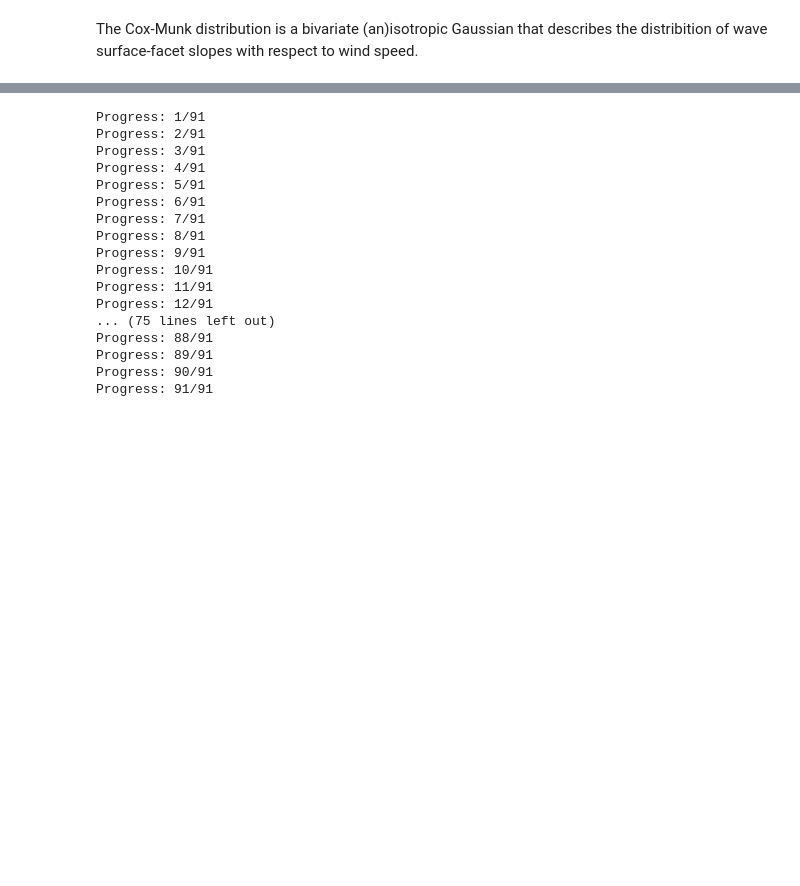
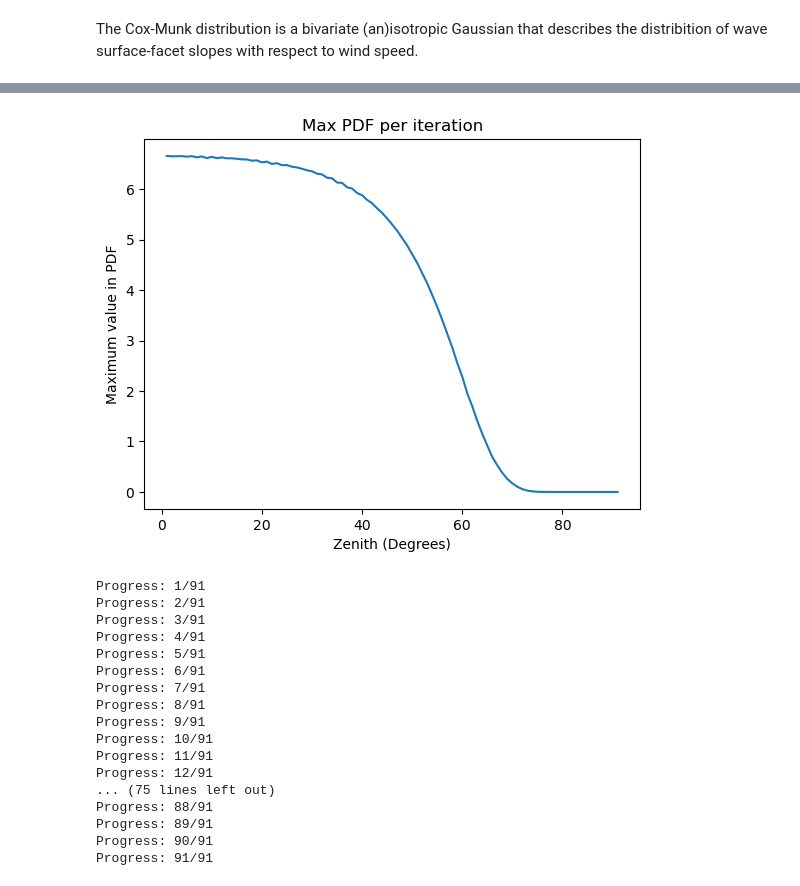
Before and after one commit to PolyRocketMatt/eradiate, a Jupyter notebook: notebooks/cox_munk.ipynb, the cells around one changed output, grey strips where cells are left out. Cells and saved outputs as stored; diff of their text form; code cells hidden in the pictures; blank space fills up the shorter version.

```diff
--- a/notebooks/cox_munk.ipynb
+++ b/notebooks/cox_munk.ipynb
@@ -122,3 +139,12 @@ Max prob: 6.662446520240067
+# %%
+# Visualize the pdf max probability per iteration in plots
+plt.plot(iterations, [max_prob_per_iteration[zenith_v] for zenith_v in zenith_vs])
+plt.title("Max PDF per iteration")
+plt.xlabel('Zenith (Degrees)')
+plt.ylabel('Maximum value in PDF')
+plt.show()
+# %% [output]
+[figure, added]
 # %%
 # Clear all files in cox_munk
 import os
```
Also changed, not shown: parts of 2 cells of this notebook, 1 other file.
